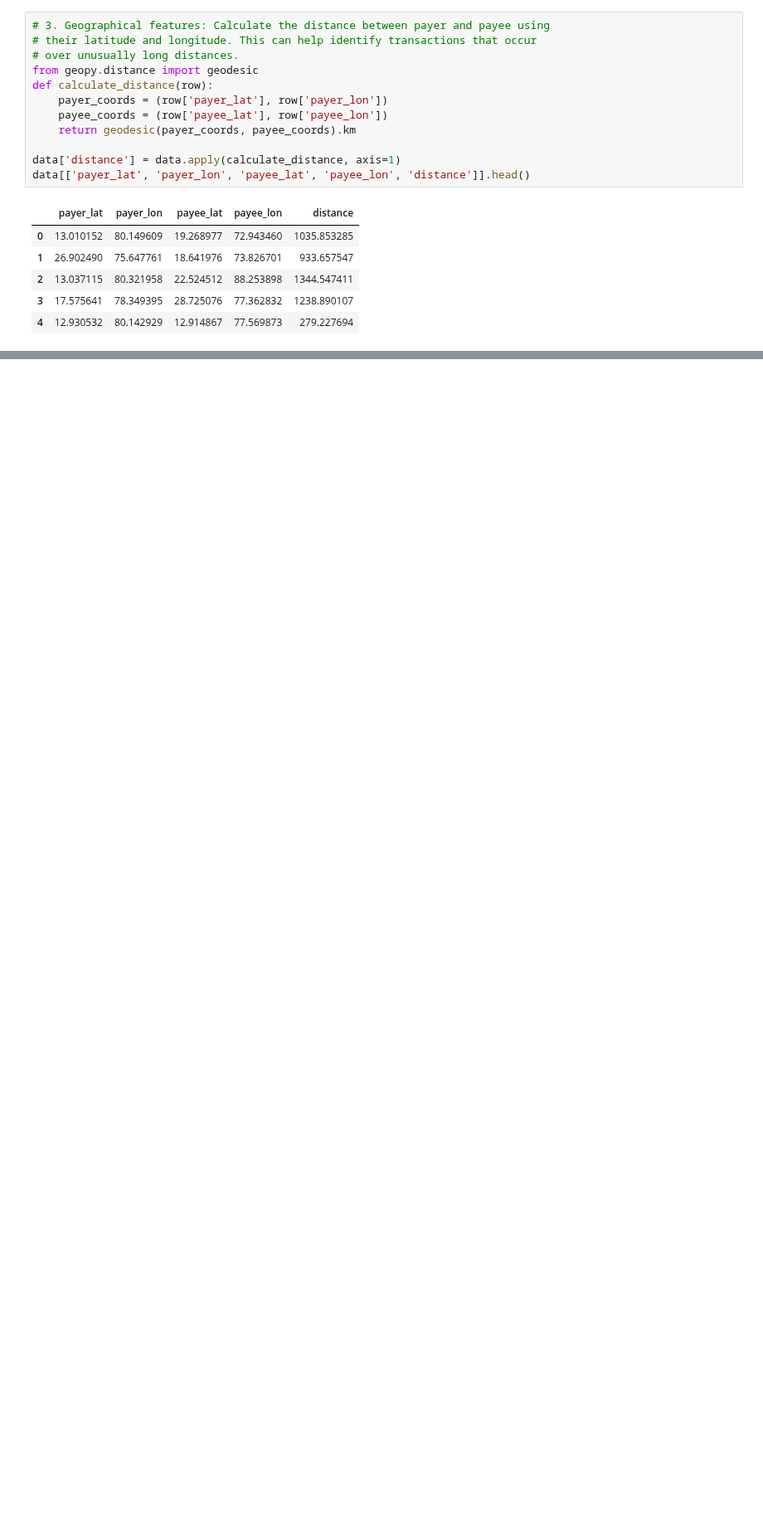
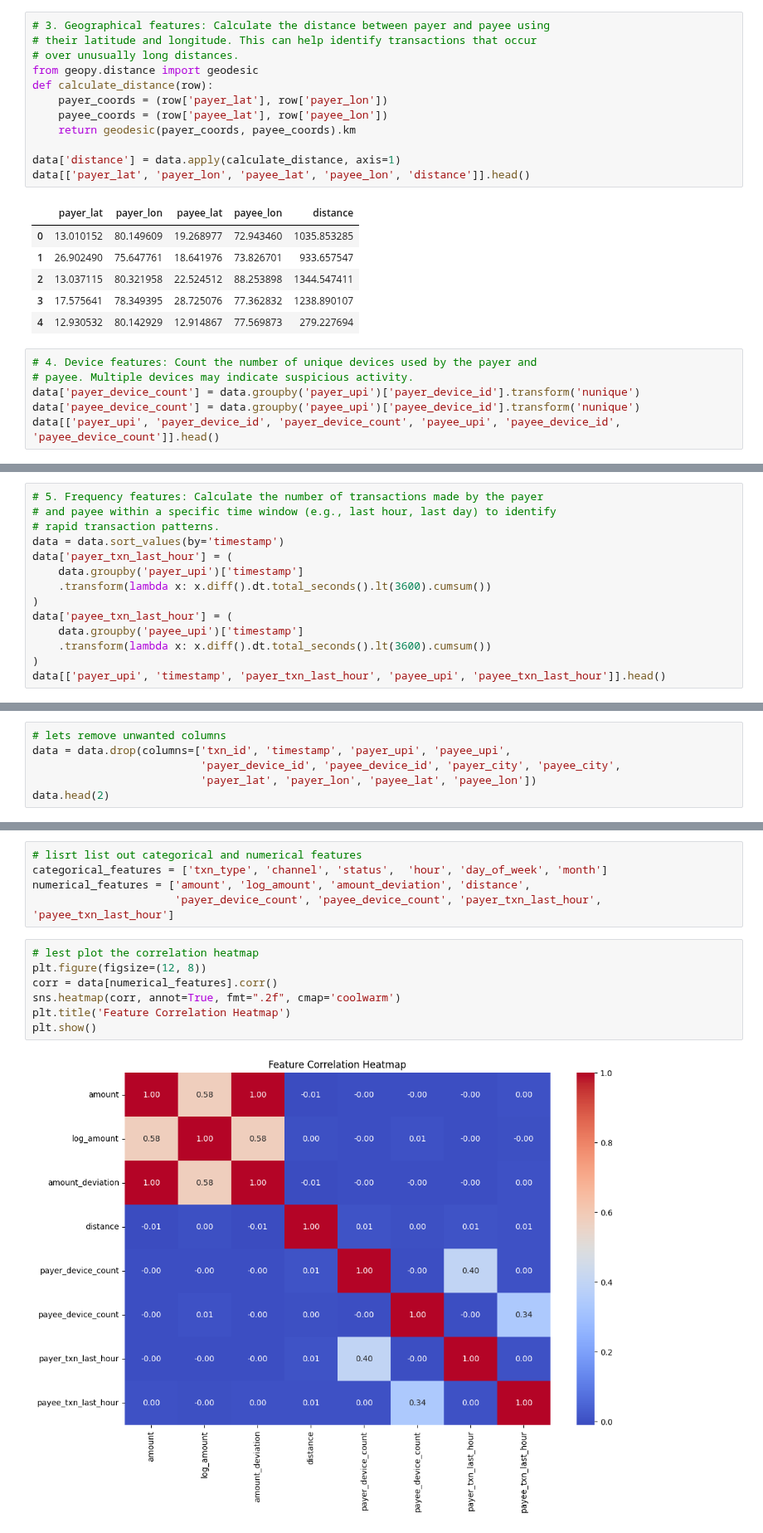
Before and after one commit to rahul8879/rbyte_ai_engineering, a Jupyter notebook: case_study/notebook/01_eda.ipynb, the cells around one changed output, grey strips where cells are left out. Shown at 83% size. Drawn from its saved outputs; the diff is of its cells as text; blank space fills up the shorter version.

```diff
--- a/case_study/notebook/01_eda.ipynb
+++ b/case_study/notebook/01_eda.ipynb
@@ -178,3 +178,9 @@ data[['payer_lat', 'payer_lon', 'payee_lat', 'payee_lon', 'distance']].head()
 | 2 | 13.037115 | 80.321958 | 22.524512 | 88.253898 | 1344.547411 |
 | 3 | 17.575641 | 78.349395 | 28.725076 | 77.362832 | 1238.890107 |
 | 4 | 12.930532 | 80.142929 | 12.914867 | 77.569873 | 279.227694 |
+# %%
+# 4. Device features: Count the number of unique devices used by the payer and
+# payee. Multiple devices may indicate suspicious activity.
+data['payer_device_count'] = data.groupby('payer_upi')['payer_device_id'].transform('nunique')
+data['payee_device_count'] = data.groupby('payee_upi')['payee_device_id'].transform('nunique')
+data[['payer_upi', 'payer_device_id', 'payer_device_count', 'payee_upi', 'payee_device_id', 'payee_device_count']].head()
@@ -180,0 +194,14 @@ data[['payer_lat', 'payer_lon', 'payee_lat', 'payee_lon', 'distance']].head()
+# %%
+# 5. Frequency features: Calculate the number of transactions made by the payer
+# and payee within a specific time window (e.g., last hour, last day) to identify
+# rapid transaction patterns.
+data = data.sort_values(by='timestamp')
+data['payer_txn_last_hour'] = (
+    data.groupby('payer_upi')['timestamp']
+    .transform(lambda x: x.diff().dt.total_seconds().lt(3600).cumsum())
+)
+data['payee_txn_last_hour'] = (
+    data.groupby('payee_upi')['timestamp']
+    .transform(lambda x: x.diff().dt.total_seconds().lt(3600).cumsum())
+)
+data[['payer_upi', 'timestamp', 'payer_txn_last_hour', 'payee_upi', 'payee_txn_last_hour']].head()
@@ -180,0 +222,6 @@ data[['payer_lat', 'payer_lon', 'payee_lat', 'payee_lon', 'distance']].head()
+# %%
+# lets remove unwanted columns
+data = data.drop(columns=['txn_id', 'timestamp', 'payer_upi', 'payee_upi',
+                          'payer_device_id', 'payee_device_id', 'payer_city', 'payee_city',
+                          'payer_lat', 'payer_lon', 'payee_lat', 'payee_lon'])
+data.head(2)
@@ -180,0 +232,14 @@ data[['payer_lat', 'payer_lon', 'payee_lat', 'payee_lon', 'distance']].head()
+# %%
+# lisrt list out categorical and numerical features
+categorical_features = ['txn_type', 'channel', 'status',  'hour', 'day_of_week', 'month']
+numerical_features = ['amount', 'log_amount', 'amount_deviation', 'distance',
+                      'payer_device_count', 'payee_device_count', 'payer_txn_last_hour', 'payee_txn_last_hour']
+# %%
+# lest plot the correlation heatmap
+plt.figure(figsize=(12, 8))
+corr = data[numerical_features].corr()
+sns.heatmap(corr, annot=True, fmt=".2f", cmap='coolwarm')
+plt.title('Feature Correlation Heatmap')
+plt.show()
+# %% [output]
+[figure, added]
```
Also changed, not shown: parts of 17 cells of this notebook, 4 other files.
